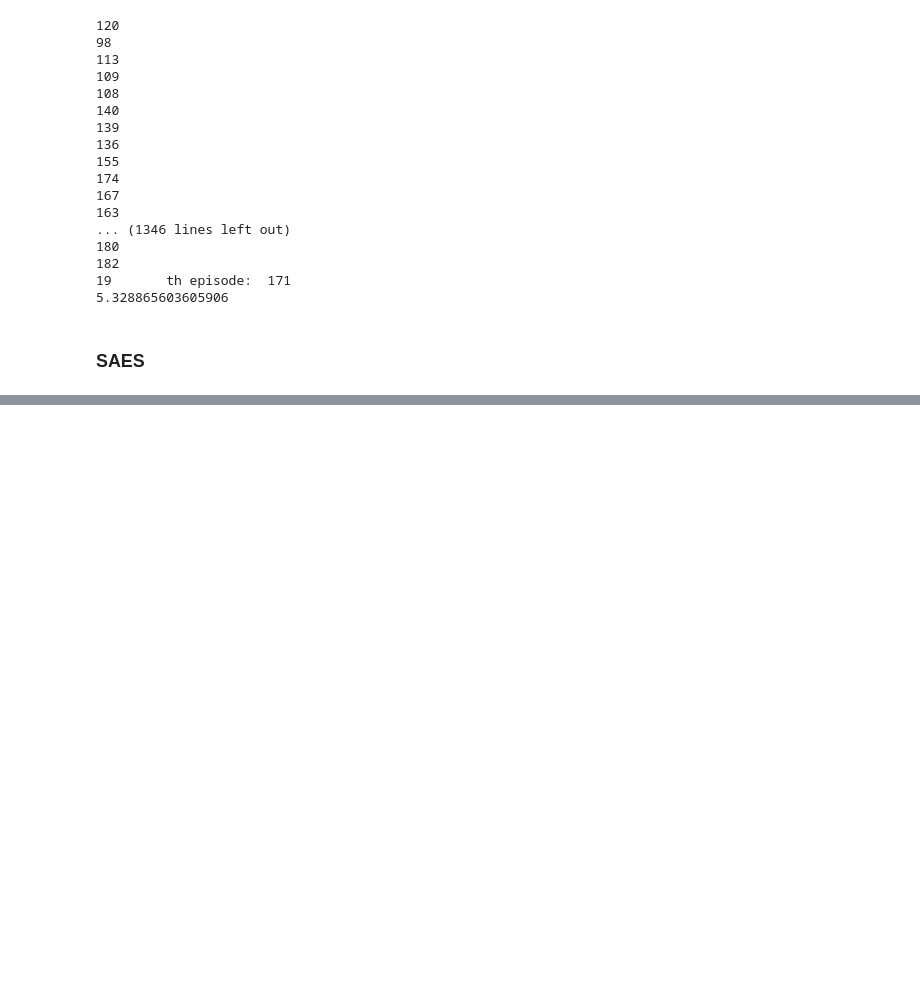
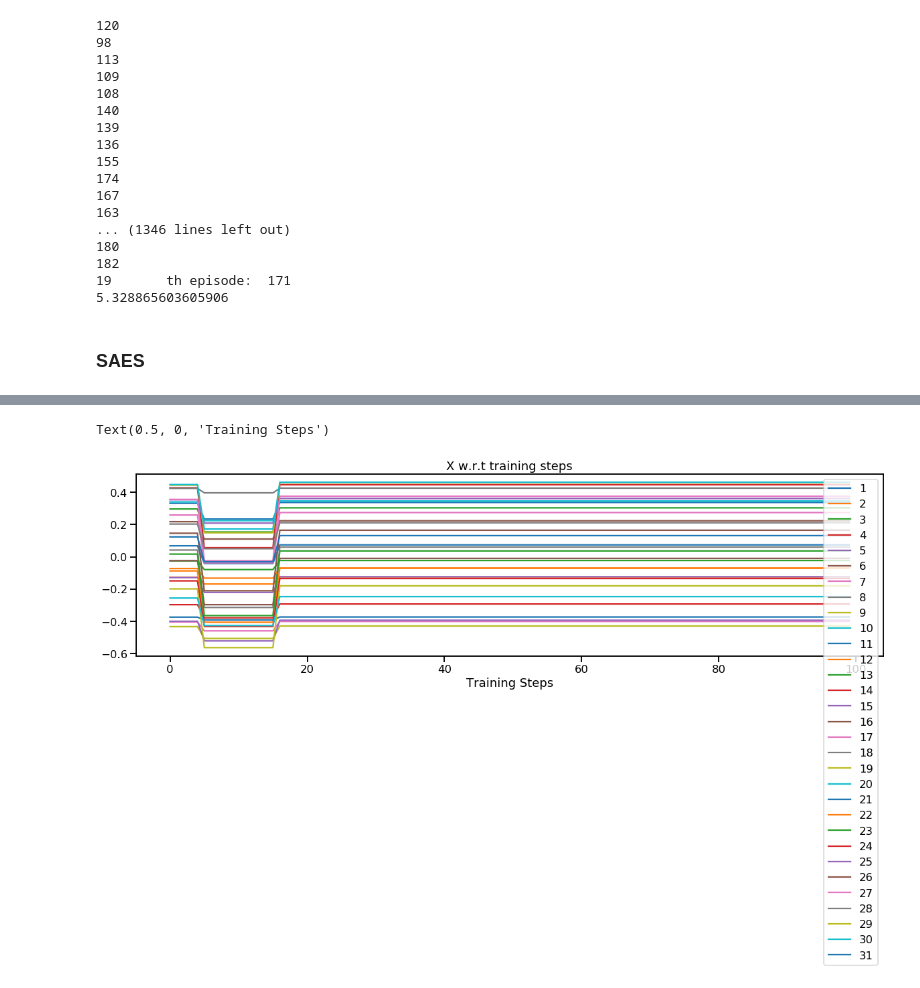
Before and after one commit to AutomnePAN/INF581-project-daxigua, a Jupyter notebook: Policy_Search_Agent.ipynb, the cells around one changed output, grey strips where cells are left out. Cells and saved outputs as stored; diff of their text form; code cells hidden in the pictures; blank space fills up the shorter version.

```diff
--- a/Policy_Search_Agent.ipynb
+++ b/Policy_Search_Agent.ipynb
@@ -458,0 +499,6 @@ The game is finish, final score is 165
+# %%
+ax = df[list(range(1, 32))].plot(title="X w.r.t training steps", figsize=(20, 5));
+plt.xlabel("Training Steps")
+# %% [output]
+Text(0.5, 0, 'Training Steps')
+[figure, added]
```
Also changed, not shown: parts of 8 cells of this notebook, 1 other file.
